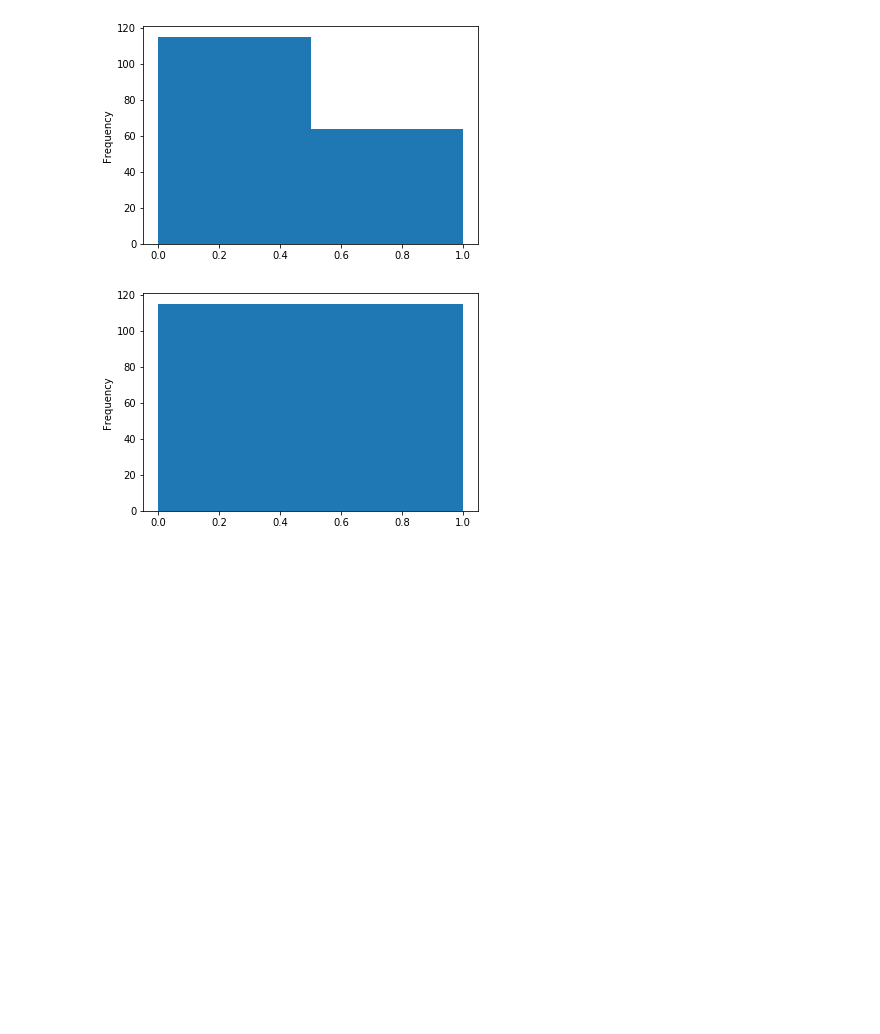
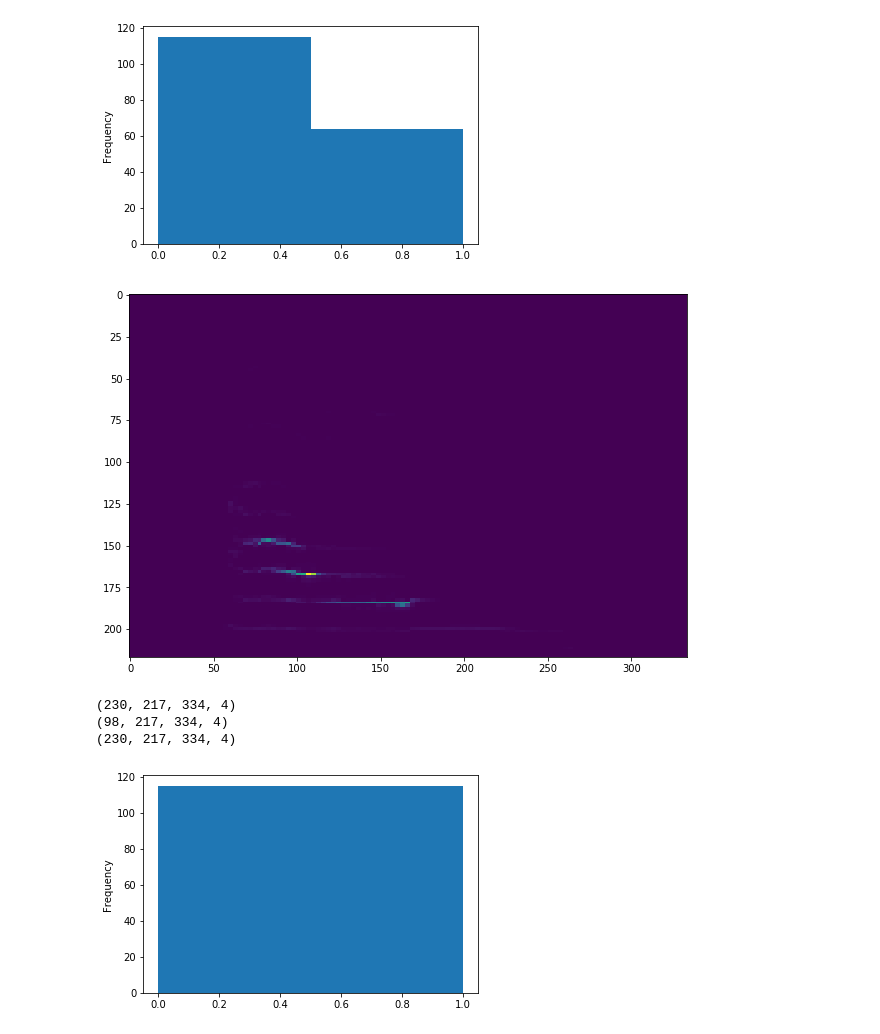
Before and after one commit to BanceSt/StageRN, a Jupyter notebook: catsVsDogs2.ipynb, the cells around one changed output. Drawn from its saved outputs; the diff is of its cells as text; code cells hidden in the pictures; blank space fills up the shorter version.

```diff
--- a/catsVsDogs2.ipynb
+++ b/catsVsDogs2.ipynb
@@ -137,3 +154,17 @@ idx_sampled, _ = random_oversampler.fit_sample(idx, train_df['label'])
 train_files, train_labels = train_df.iloc[idx_sampled.flatten()]['file'].values, train_df.iloc[idx_sampled.flatten()]['label'].values
 train_files, train_labels = sklearn.utils.shuffle(train_files, train_labels)
 test_files, test_labels = test_df['file'].values, test_df['label'].values
+# %%
+train_files_spec = []
+test_files_spec = []
+for i in range(len(train_files)) :
+  train_files_spec.append(train_files[i].replace("wav","png"))
+for i in range(len(test_files)) :
+  test_files_spec.append(test_files[i].replace("wav","png"))
+# %%
+img = imread("/content/sample_data/cats_dogs_spec/train/cats/" + train_files_spec[24])
+plt.figure(figsize=(10,10))
+plt.imshow(img)
+plt.show()
+# %% [output]
+[figure, added]
@@ -140,3 +185,14 @@ test_files, test_labels = test_df['file'].values, test_df['label'].values
+# %%
+train_files_spec = np.asarray(train_files_spec)
+print(train_files_spec.shape)
+test_files_spec = np.asarray(test_files_spec)
+print(test_files_spec.shape)
+train_files_spec = train_files_spec/255.0
+test_files_spec = test_files_spec/255.0
+# %% [output]
+(230, 217, 334, 4)
+(98, 217, 334, 4)
+(230, 217, 334, 4)
 # %%
 #Historigramme après équilibrage
 pd.Series(train_labels).plot.hist(bins=2);
```
Also changed, not shown: parts of 24 cells of this notebook.
